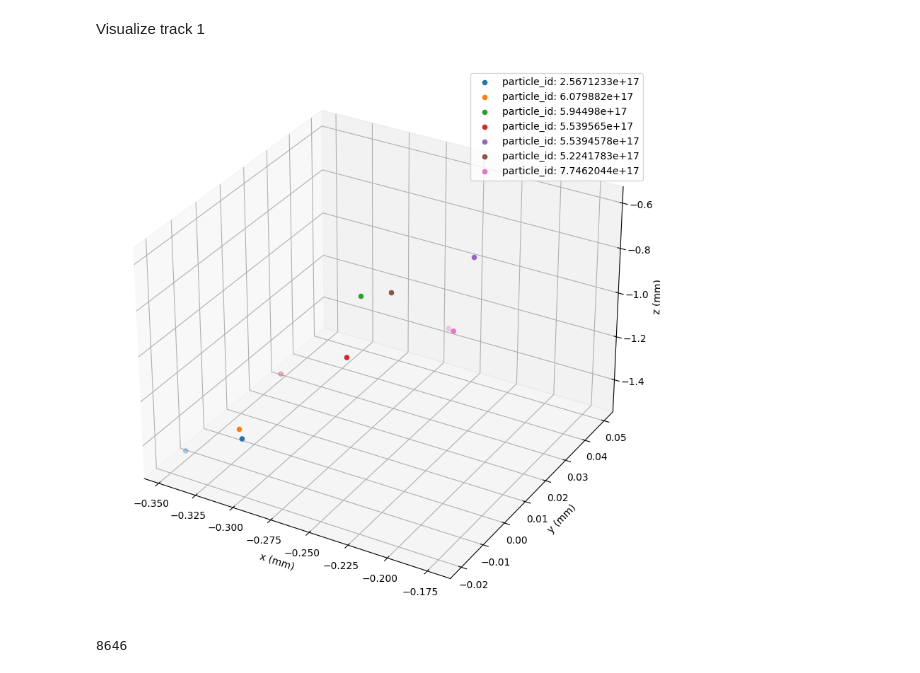
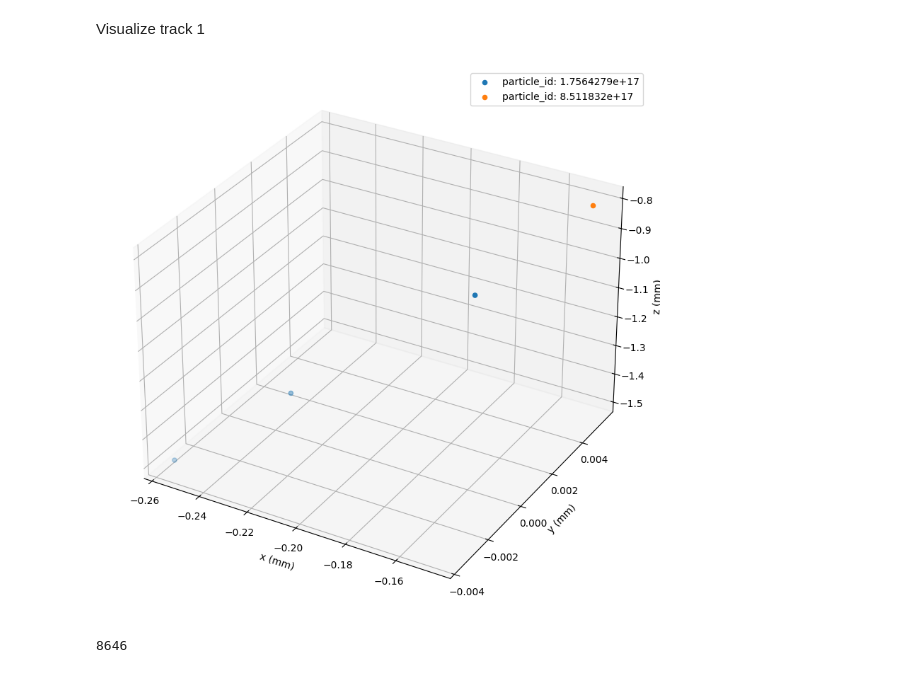
Before and after one commit to GiorgioAlbertoLucia/TrackingML, a Jupyter notebook: notebook/display/reconstructed_tracks_display.ipynb, the cells around one changed output. Saved outputs shown, nothing was run; the diff lists cells and outputs as text; code cells hidden in the pictures.

```diff
--- a/notebook/display/reconstructed_tracks_display.ipynb
+++ b/notebook/display/reconstructed_tracks_display.ipynb
@@ -118,9 +118,9 @@ def show_track(track_id, track_df):
 # %%
 track_ids = track_df['track_id'].unique()
 
-show_track(track_ids[10], track_df)
+show_track(track_ids[5], track_df)
 # %% [output]
-[figure, old version]
+[figure, new version]
 # %%
 # select only tracks with unique particle_id that is not just 0
 
```
Also changed, not shown: 3 other files.
